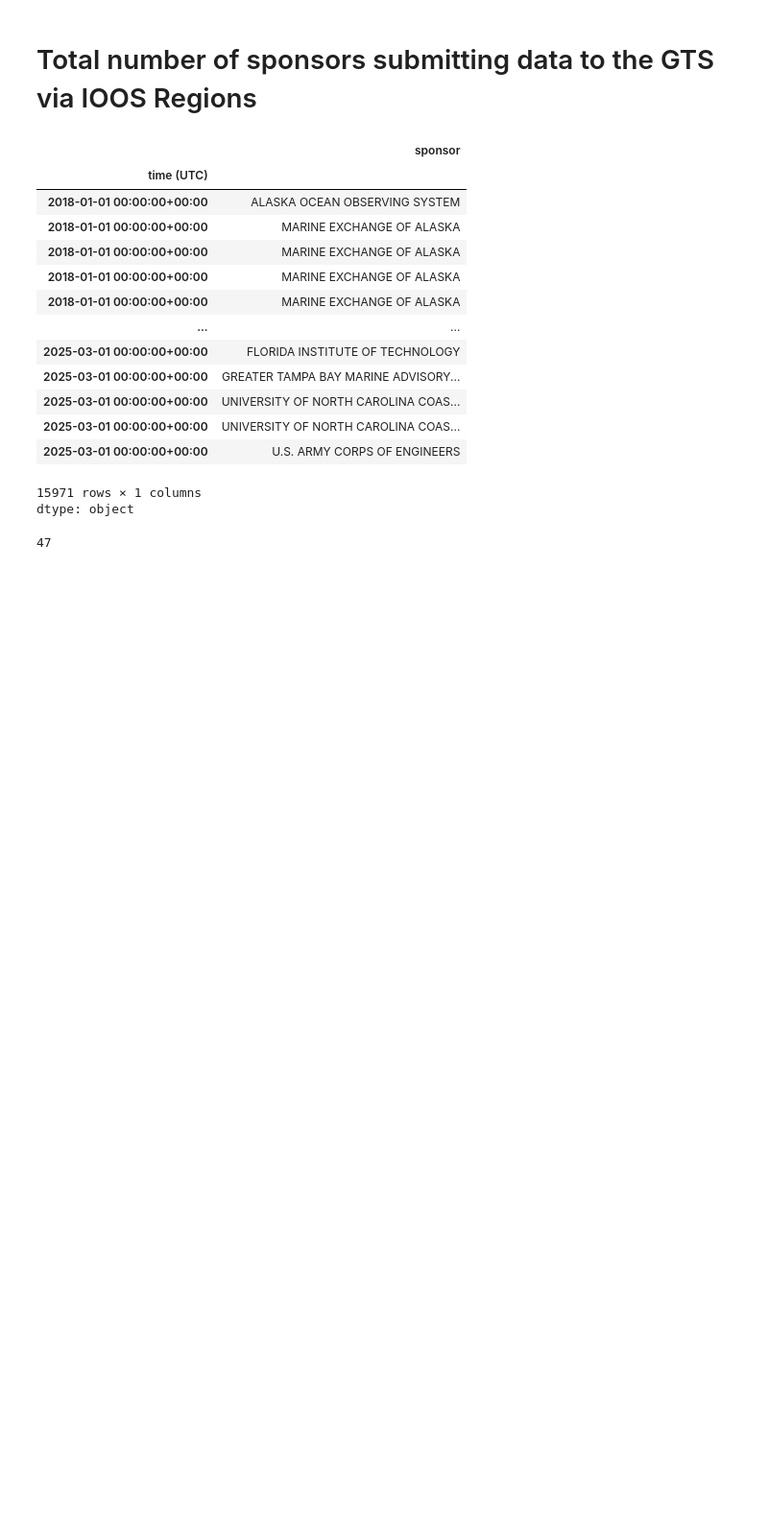
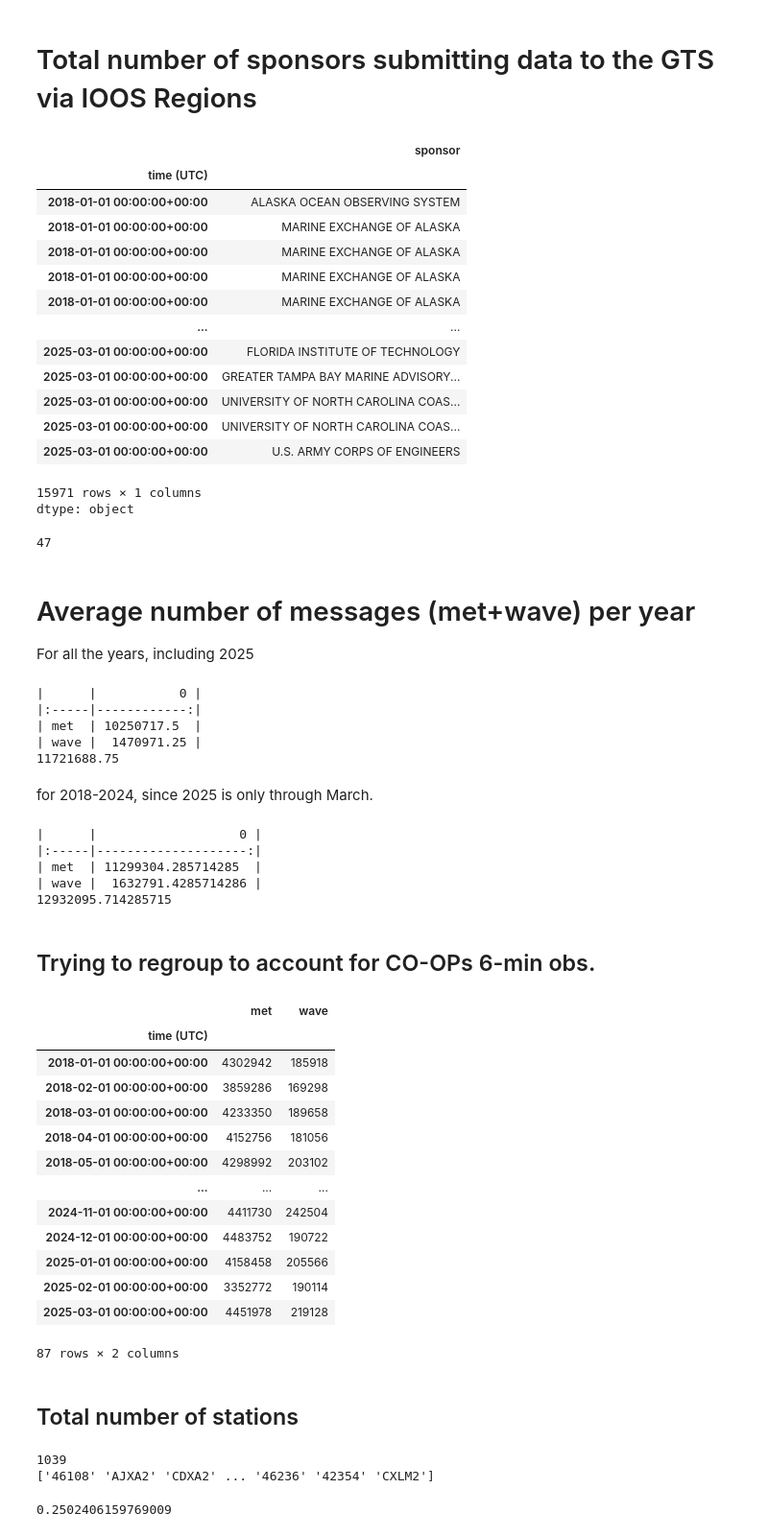
Before and after one commit to ioos/ioos_metrics, a Jupyter notebook: notebooks/IOOS_obs_2_NDBC.ipynb, the cells around one changed output. Shown: that part at 96% size. Drawn from its saved outputs; the diff is of its cells as text; code cells hidden in the pictures; blank space fills up the shorter version.

```diff
--- a/notebooks/IOOS_obs_2_NDBC.ipynb
+++ b/notebooks/IOOS_obs_2_NDBC.ipynb
@@ -171,3 +252,59 @@ dtype: object
 len(df.loc[df['source']=='IOOS'].sponsor.unique())
 # %% [output]
 47
+# %% [markdown]
+# Average number of messages (met+wave) per year
+
+For all the years, including 2025
+# %%
+print(df.groupby(by=["source", pd.Grouper(freq="YE")])[['met','wave']].sum().loc['IOOS'].mean().to_markdown(floatfmt=''))
+print(df.groupby(by=["source", pd.Grouper(freq="YE")])[['met','wave']].sum().loc['IOOS'].mean().sum())
+# %% [output]
+|      |           0 |
+|:-----|------------:|
+| met  | 10250717.5  |
+| wave |  1470971.25 |
+11721688.75
+# %% [markdown]
+for 2018-2024, since 2025 is only through March.
+# %%
+print(df.groupby(by=["source", pd.Grouper(freq="YE")])[['met','wave']].sum().loc['IOOS'].loc[:"2024"].mean().to_markdown(floatfmt=''))
+print(df.groupby(by=["source", pd.Grouper(freq="YE")])[['met','wave']].sum().loc['IOOS'].loc[:"2024"].mean().sum())
+# %% [output]
+|      |                   0 |
+|:-----|--------------------:|
+| met  | 11299304.285714285  |
+| wave |  1632791.4285714286 |
+12932095.714285715
+# %% [markdown]
+## Trying to regroup to account for CO-OPs 6-min obs.
+# %%
+df.groupby(by=["source", pd.Grouper(freq='h')])[['met','wave']].sum().loc['non-NDBC']
+# %% [output]
+|  | met | wave |
+| time (UTC) |  |  |
+| 2018-01-01 00:00:00+00:00 | 4302942 | 185918 |
+| 2018-02-01 00:00:00+00:00 | 3859286 | 169298 |
+| 2018-03-01 00:00:00+00:00 | 4233350 | 189658 |
+| 2018-04-01 00:00:00+00:00 | 4152756 | 181056 |
+| 2018-05-01 00:00:00+00:00 | 4298992 | 203102 |
+| ... | ... | ... |
+| 2024-11-01 00:00:00+00:00 | 4411730 | 242504 |
+| 2024-12-01 00:00:00+00:00 | 4483752 | 190722 |
+| 2025-01-01 00:00:00+00:00 | 4158458 | 205566 |
+| 2025-02-01 00:00:00+00:00 | 3352772 | 190114 |
+| 2025-03-01 00:00:00+00:00 | 4451978 | 219128 |
+87 rows × 2 columns
+# %% [markdown]
+## Total number of stations
+# %%
+print(len(df.locationID.unique()))
+
+print(df.locationID.unique())
+# %% [output]
+1039
+['46108' 'AJXA2' 'CDXA2' ... '46236' '42354' 'CXLM2']
+# %%
+260/1039
+# %% [output]
+0.2502406159769009
```
Also changed, not shown: parts of 27 cells of this notebook.
